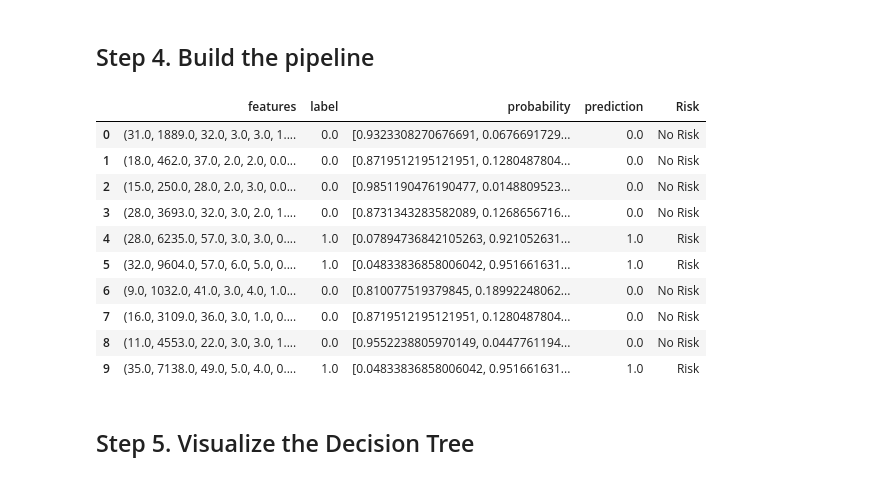
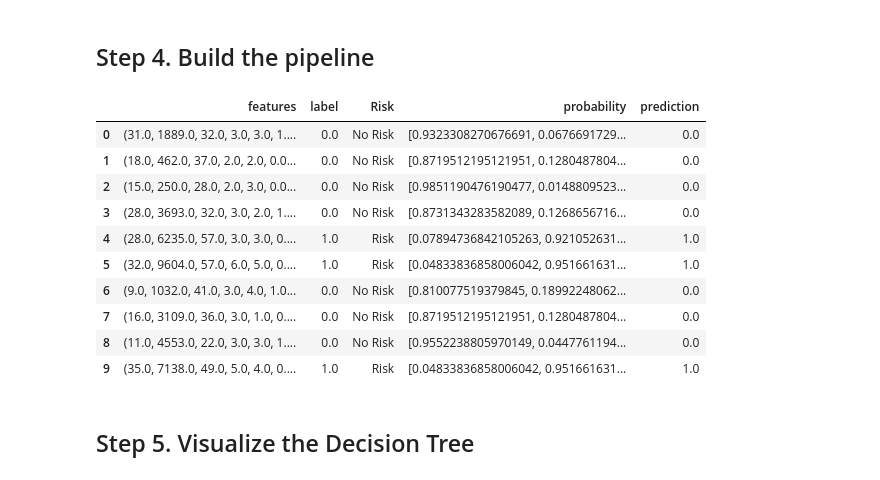
Before and after one commit to kriss024/Spark, a Jupyter notebook: PySpark Chapter06.ipynb, the cells around one changed output. Saved outputs shown, nothing was run; the diff lists cells and outputs as text; code cells hidden in the pictures.

```diff
--- a/PySpark Chapter06.ipynb
+++ b/PySpark Chapter06.ipynb
@@ -161,6 +164,7 @@ labelToIndex = StringIndexer(inputCol="Risk", outputCol="label", stringOrderType
 # %%
 #Fits a model to the input dataset with optional parameters.
-df1 = stringIndexer.fit(credit_data_sdf).transform(credit_data_sdf)
+df0 = sqlTrans.transform(credit_data_sdf)
+df1 = stringIndexer.fit(df0).transform(df0)
 display(df1.select('OwnsProperty', 'OwnsPropertyIndex').limit(10).toPandas())
 # %% [output]
 |  | OwnsProperty | OwnsPropertyIndex |
@@ -191,7 +195,7 @@ display(df2.select('OwnsProperty', 'OwnsPropertyIndex', 'onehotOwnsProperty').li
 | 8 | savings_insurance | 2.0 | (0.0, 0.0, 1.0, 0.0) |
 | 9 | unknown | 3.0 | (0.0, 0.0, 0.0, 1.0) |
 # %%
-df3 = labelToIndex.fit(credit_data_sdf).transform(credit_data_sdf)
+df3 = labelToIndex.fit(df0).transform(df0)
 display(df3.select('Risk', 'label').limit(10).toPandas())
 # %% [output]
 |  | Risk | label |
@@ -236,17 +240,11 @@ display(df_pipeline.select('LoanDuration', 'OwnsProperty', 'OwnsPropertyIndex',
 # %%
 # Decision Tree Classifier
 params = {
-    "featuresCol": "features",
-    "labelCol": "label",
-    "predictionCol": "prediction",
-    "probabilityCol": "probability",
-    "rawPredictionCol": "rawPrediction",
     "maxDepth": 9,
     "maxBins": 32,
     "minInstancesPerNode": 10,
-    "minInfoGain": 0.0,
     "impurity": "gini",
-    "seed": 42,
+    "seed": 42
 }
 
 dtc = DecisionTreeClassifier(**params)
@@ -254,7 +252,7 @@ dtc = DecisionTreeClassifier(**params)
 ## Step 4. Build the pipeline
 # %%
 # Define the pipeline based on the stages created in previous steps.
-pipeline = Pipeline(stages=[stringIndexer, encoder, vecAssembler, labelToIndex, dtc])
+pipeline = Pipeline(stages=[sqlTrans, stringIndexer, encoder, vecAssembler, labelToIndex, dtc])
 
 # Fit the model
 dt_model = pipeline.fit(credit_data_sdf)
@@ -262,19 +260,19 @@ dt_model = pipeline.fit(credit_data_sdf)
 # Make predictions
 df_predictions = dt_model.transform(credit_data_sdf)
 # %%
-display(df_predictions.select("features", "label", "probability", "prediction", "Risk").limit(10).toPandas())
+display(df_predictions.select("features", "label", "Risk", "probability", "prediction").limit(10).toPandas())
 # %% [output]
-|  | features | label | probability | prediction | Risk |
-| 0 | (31.0, 1889.0, 32.0, 3.0, 3.0, 1.... | 0.0 | [0.9323308270676691, 0.0676691729... | 0.0 | No Risk |
-| 1 | (18.0, 462.0, 37.0, 2.0, 2.0, 0.0... | 0.0 | [0.8719512195121951, 0.1280487804... | 0.0 | No Risk |
-| 2 | (15.0, 250.0, 28.0, 2.0, 3.0, 0.0... | 0.0 | [0.9851190476190477, 0.0148809523... | 0.0 | No Risk |
-| 3 | (28.0, 3693.0, 32.0, 3.0, 2.0, 1.... | 0.0 | [0.8731343283582089, 0.1268656716... | 0.0 | No Risk |
-| 4 | (28.0, 6235.0, 57.0, 3.0, 3.0, 0.... | 1.0 | [0.07894736842105263, 0.921052631... | 1.0 | Risk |
-| 5 | (32.0, 9604.0, 57.0, 6.0, 5.0, 0.... | 1.0 | [0.04833836858006042, 0.951661631... | 1.0 | Risk |
-| 6 | (9.0, 1032.0, 41.0, 3.0, 4.0, 1.0... | 0.0 | [0.810077519379845, 0.18992248062... | 0.0 | No Risk |
-| 7 | (16.0, 3109.0, 36.0, 3.0, 1.0, 0.... | 0.0 | [0.8719512195121951, 0.1280487804... | 0.0 | No Risk |
-| 8 | (11.0, 4553.0, 22.0, 3.0, 3.0, 1.... | 0.0 | [0.9552238805970149, 0.0447761194... | 0.0 | No Risk |
-| 9 | (35.0, 7138.0, 49.0, 5.0, 4.0, 0.... | 1.0 | [0.04833836858006042, 0.951661631... | 1.0 | Risk |
+|  | features | label | Risk | probability | prediction |
+| 0 | (31.0, 1889.0, 32.0, 3.0, 3.0, 1.... | 0.0 | No Risk | [0.9323308270676691, 0.0676691729... | 0.0 |
+| 1 | (18.0, 462.0, 37.0, 2.0, 2.0, 0.0... | 0.0 | No Risk | [0.8719512195121951, 0.1280487804... | 0.0 |
+| 2 | (15.0, 250.0, 28.0, 2.0, 3.0, 0.0... | 0.0 | No Risk | [0.9851190476190477, 0.0148809523... | 0.0 |
+| 3 | (28.0, 3693.0, 32.0, 3.0, 2.0, 1.... | 0.0 | No Risk | [0.8731343283582089, 0.1268656716... | 0.0 |
+| 4 | (28.0, 6235.0, 57.0, 3.0, 3.0, 0.... | 1.0 | Risk | [0.07894736842105263, 0.921052631... | 1.0 |
+| 5 | (32.0, 9604.0, 57.0, 6.0, 5.0, 0.... | 1.0 | Risk | [0.04833836858006042, 0.951661631... | 1.0 |
+| 6 | (9.0, 1032.0, 41.0, 3.0, 4.0, 1.0... | 0.0 | No Risk | [0.810077519379845, 0.18992248062... | 0.0 |
+| 7 | (16.0, 3109.0, 36.0, 3.0, 1.0, 0.... | 0.0 | No Risk | [0.8719512195121951, 0.1280487804... | 0.0 |
+| 8 | (11.0, 4553.0, 22.0, 3.0, 3.0, 1.... | 0.0 | No Risk | [0.9552238805970149, 0.0447761194... | 0.0 |
+| 9 | (35.0, 7138.0, 49.0, 5.0, 4.0, 0.... | 1.0 | Risk | [0.04833836858006042, 0.951661631... | 1.0 |
 # %% [markdown]
 ## Step 5. Visualize the Decision Tree
 # %%
```
Also changed, not shown: parts of 6 cells of this notebook.
